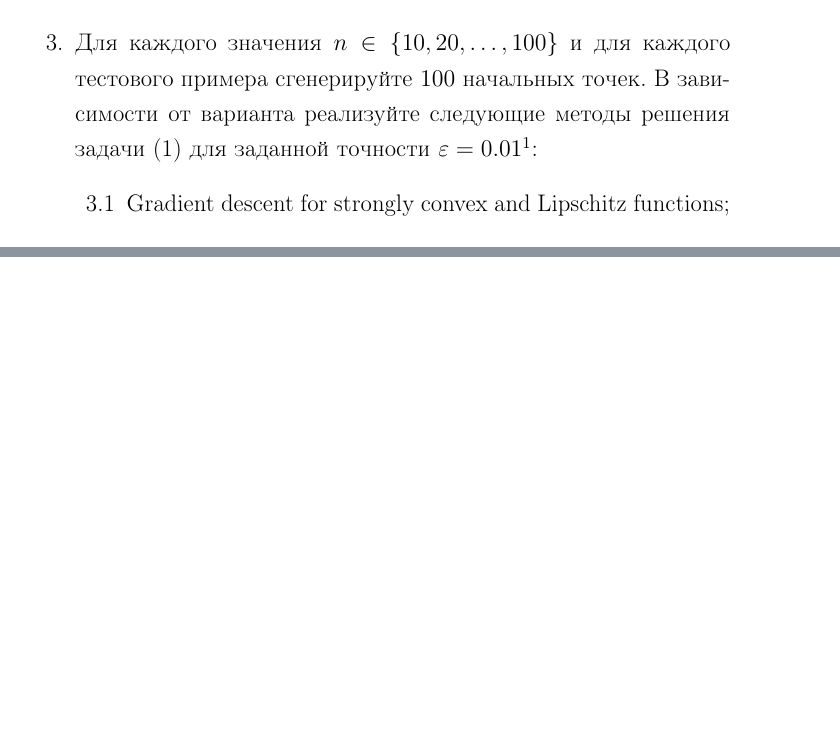
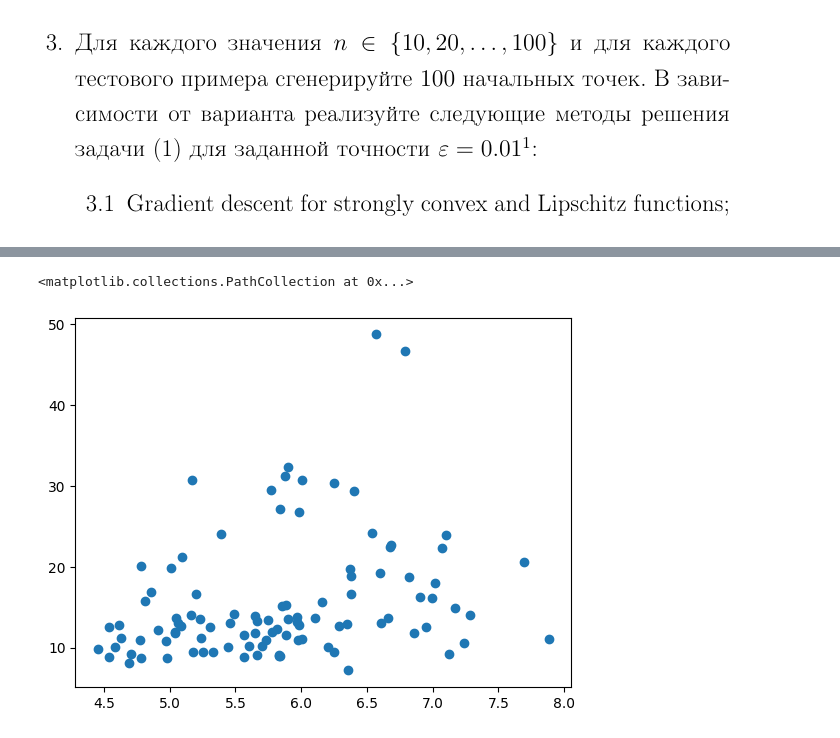
Before and after one commit to a13xbb/optimization-labs-mag, a Jupyter notebook: main.ipynb, the cells around one changed output, grey strips where cells are left out. Cells and saved outputs as stored; diff of their text form; code cells hidden in the pictures; blank space fills up the shorter version.

```diff
--- a/main.ipynb
+++ b/main.ipynb
@@ -202,0 +304,5 @@ Average iters: 32.6155
+# %%
+plt.scatter(np.log(dim_10_spectral_stats_agg["ev_ratio"])+1, dim_10_spectral_stats_agg["iters"])
+# %% [output]
+<matplotlib.collections.PathCollection at 0x...>
+[figure, added]
```
Also changed, not shown: parts of 25 cells of this notebook.
